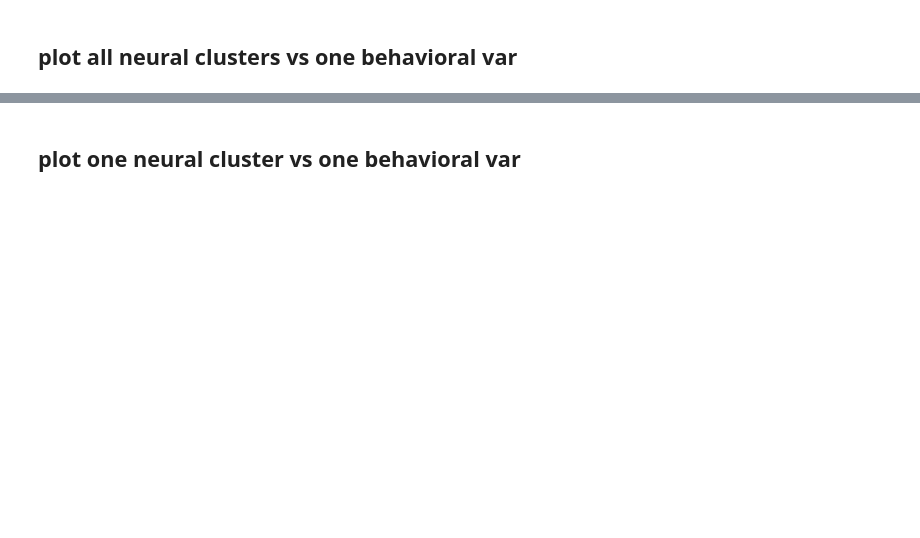
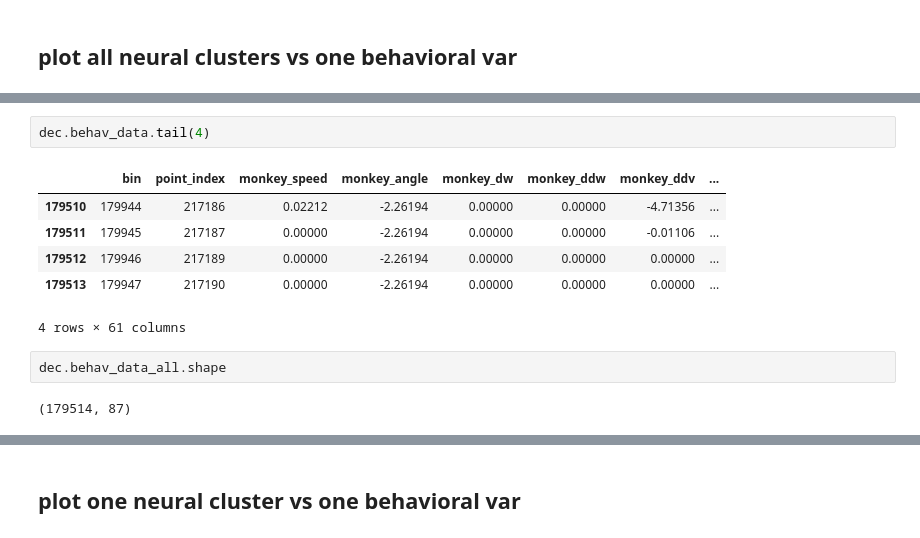
Before and after one commit to CiciDu/multiff_analysis, a Jupyter notebook: notebooks/neural_data_analysis/decoding_current_targets.ipynb, the cells around one changed output, grey strips where cells are left out. Cells and saved outputs as stored; diff of their text form; blank space fills up the shorter version.

```diff
--- a/notebooks/neural_data_analysis/decoding_current_targets.ipynb
+++ b/notebooks/neural_data_analysis/decoding_current_targets.ipynb
@@ -119,0 +477,13 @@ dec.y_var_lags_reduced['bin'] = dec.y_var_lags_reduced['bin_5']
+# %%
+dec.behav_data.tail(4)
+# %% [output]
+|  | bin | point_index | monkey_speed | monkey_angle | monkey_dw | monkey_ddw | monkey_ddv | ... |
+| 179510 | 179944 | 217186 | 0.02212 | -2.26194 | 0.00000 | 0.00000 | -4.71356 | ... |
+| 179511 | 179945 | 217187 | 0.00000 | -2.26194 | 0.00000 | 0.00000 | -0.01106 | ... |
+| 179512 | 179946 | 217189 | 0.00000 | -2.26194 | 0.00000 | 0.00000 | 0.00000 | ... |
+| 179513 | 179947 | 217190 | 0.00000 | -2.26194 | 0.00000 | 0.00000 | 0.00000 | ... |
+4 rows × 61 columns
+# %%
+dec.behav_data_all.shape
+# %% [output]
+(179514, 87)
```
Also changed, not shown: parts of 107 cells of this notebook, 24 other files.
